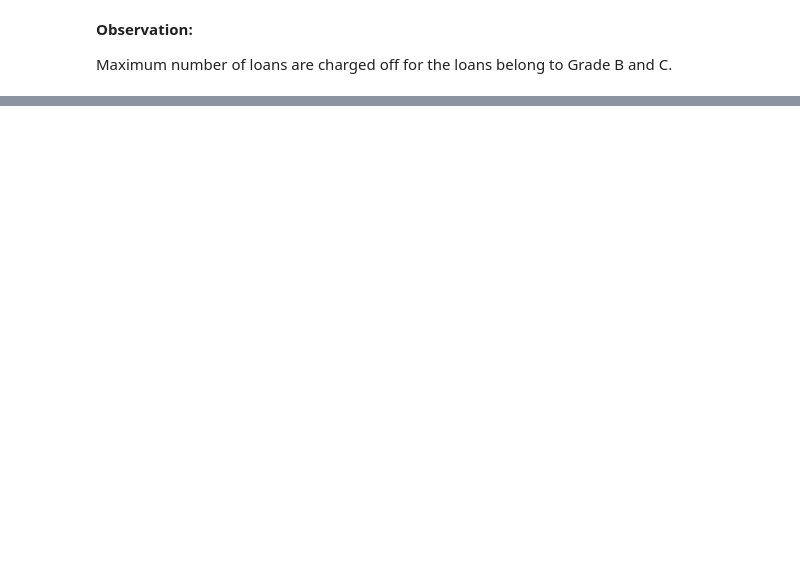
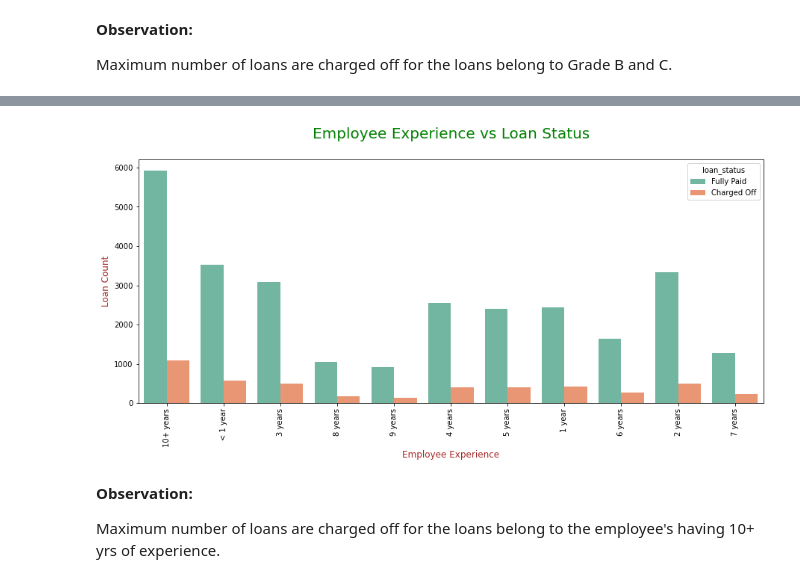
Before and after one commit to abhi-alone/EDA_Case_Study, a Jupyter notebook: Lending_Case_Study_EDA.ipynb, the cells around one changed output, grey strips where cells are left out. Drawn from its saved outputs; the diff is of its cells as text; code cells hidden in the pictures; blank space fills up the shorter version.

```diff
--- a/Lending_Case_Study_EDA.ipynb
+++ b/Lending_Case_Study_EDA.ipynb
@@ -439,0 +447,8 @@ univ_count_Plot('sub_grade', 'loan_status', "Sub Grade", "Loan Count", "Sub-Grad
+# %%
+univ_count_Plot('emp_length', 'loan_status', "Employee Experience", "Loan Count", "Employee Experience vs Loan Status\n",90)
+# %% [output]
+[figure, added]
+# %% [markdown]
+**Observation:**
+
+Maximum number of loans are charged off for the loans belong to the employee's having 10+ yrs of experience.
```
Also changed, not shown: parts of 13 cells of this notebook.
